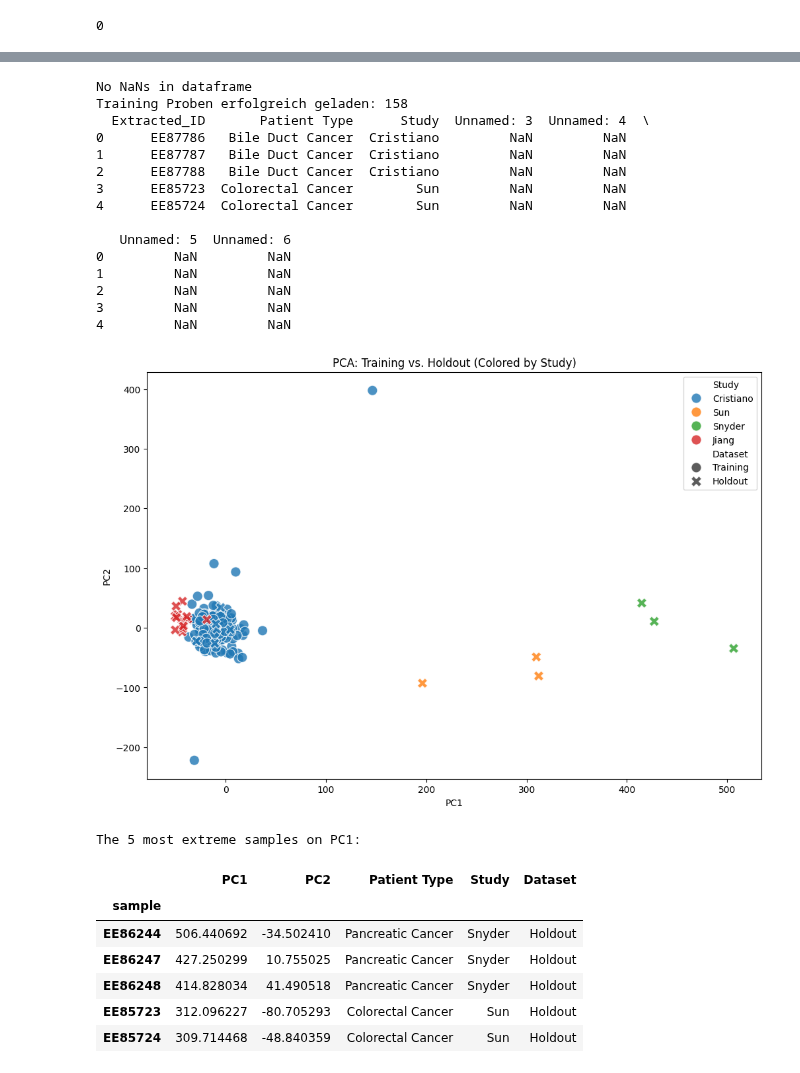
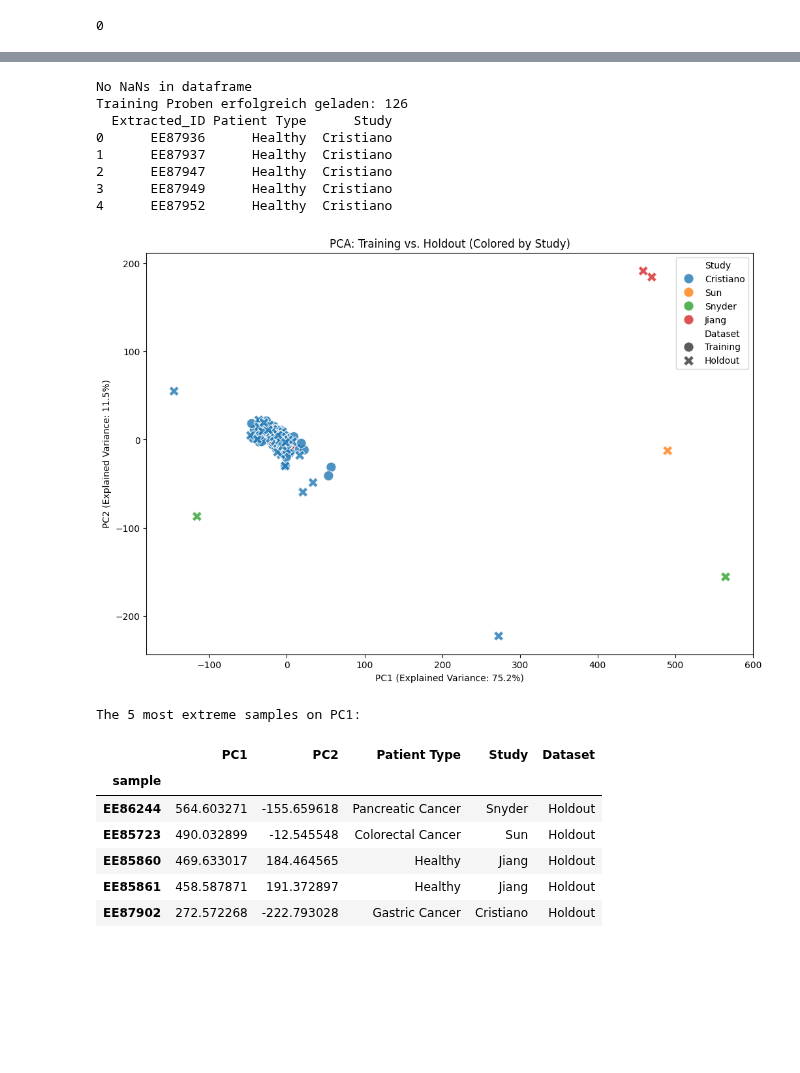
Before and after one commit to LabMedDHM/lotta_frag, a Jupyter notebook: 05_holdout_validation.ipynb, the cells around one changed output, grey strips where cells are left out. Saved outputs shown, nothing was run; the diff lists cells and outputs as text; code cells hidden in the pictures; blank space fills up the shorter version.

```diff
--- a/05_holdout_validation.ipynb
+++ b/05_holdout_validation.ipynb
@@ -16,9 +16,9 @@ importlib.reload(helper_functions)
 from helper_functions import get_stable_pipeline, preprocess_data
 # %%
 # Configuration
-MODEL_PATH = 'stable_lasso_model.joblib'
-FEATURES_PATH = 'stable_model_features.joblib'
-HOLDOUT_MATRIX_PATH = "/labmed/workspace/lotta/finaletoolkit/ba_analysis_scripts/holdout_preprocessing/dataframes_holdout/final_feature_matrix_gc_corrected_50000.tsv"
+MODEL_PATH = 'stratified_stable_lasso_model_stratified.joblib'
+FEATURES_PATH = 'stratified_stable_model_features_stratified.joblib'
+HOLDOUT_MATRIX_PATH = "/labmed/workspace/lotta/finaletoolkit/ba_analysis_scripts/holdout_preprocessing/dataframes_holdout/final_feature_matrix_gc_corrected_50000_stratified.tsv"
 BIN_SIZE = 50000
 
 print("--- Final Holdout Validation ---")
@@ -172,8 +155,8 @@ from sklearn.preprocessing import StandardScaler
 from sklearn.decomposition import PCA
 import seaborn as sns
 
-TRAIN_MATRIX_PATH = f"/labmed/workspace/lotta/finaletoolkit/dataframes_for_ba/final_feature_matrix_gc_corrected_{BIN_SIZE}.tsv"
-CLINICAL_PATH = "/labmed/workspace/lotta/finaletoolkit/dataframes_for_ba/filtered_clinical_characteristics.csv"
+TRAIN_MATRIX_PATH = f"/labmed/workspace/lotta/finaletoolkit/dataframes_for_ba/final_feature_matrix_gc_corrected_{BIN_SIZE}_stratified.tsv"
+CLINICAL_PATH = "/labmed/workspace/lotta/finaletoolkit/dataframes_for_ba/filtered_clinical_characteristics_stratified.csv"
 df_train_raw = pd.read_csv(TRAIN_MATRIX_PATH, sep="\t")
 clinical_df_raw = pd.read_csv(CLINICAL_PATH, sep=";")
 # 1. Metadaten vorbereiten (AgeGroup für Stratifizierung)
@@ -184,36 +167,29 @@ clinical_df_raw["AgeGroup"] = pd.cut(
     bins=[0, median_age-1, 120],
     labels=[f"<{median_age}", f"{median_age}+"]
 )
-# 2. Filtern & Balancing (exakt wie in Skript 04)
-# Wichtig: Falls du nach "Gender+Age" stratifizierst, müssen NaN-Werte raus
+
 if STRATIFY_BY == "Gender+Age":
     clinical_df_filtered = clinical_df_raw[clinical_df_raw["Age at Diagnosis"].notna() & clinical_df_raw["Gender"].notna()].copy()
 else:
     clinical_df_filtered = clinical_df_raw.copy()
 cancer_df = clinical_df_filtered[clinical_df_filtered["Patient Type"].str.lower() != "healthy"]
 healthy_df = clinical_df_filtered[clinical_df_filtered["Patient Type"].str.lower() == "healthy"]
-# Balancing
 healthy_balanced = healthy_df.sample(n=len(cancer_df), random_state=42)
 clinical_train_balanced = pd.concat([cancer_df, healthy_balanced])
-# --- WICHTIGER SCHRITT ZUM BEHEBEN DES KEYERRORS ---
-# Wir behalten in der Matrix nur die Proben, die auch im klinischen DF sind
+
 valid_ids = clinical_train_balanced["Extracted_ID"].unique()
 df_train_filtered = df_train_raw[df_train_raw["sample"].isin(valid_ids)].copy()
-# 3. Preprocessing aufrufen um X_train (80%) zu erhalten
 from helper_functions import preprocess_data
 X_train, _, y_train, _ = preprocess_data(df_train_filtered, clinical_train_balanced, STRATIFY_BY, needed_metrics)
 print(f"Training Proben erfolgreich geladen: {X_train.shape[0]}")
 
-# Markierung hinzufügen, was Training und was Holdout ist
 X_train['Dataset'] = 'Training'
 X_holdout['Dataset'] = 'Holdout'
 
-# Metadaten für Training holen (Study Info ist in clinical_df_raw)
 train_meta = clinical_df_raw.set_index('Extracted_ID').loc[X_train.index, ['Patient Type', 'Study']]
 train_meta['Dataset'] = 'Training'
 
-df_holdout_meta = pd.read_csv("/labmed/workspace/lotta/finaletoolkit/ba_analysis_scripts/holdout_preprocessing/dataframes_holdout/study_matrix_holdout.csv", sep=";")
-# Metadaten für Holdout (hast du schon aus study_matrix_holdout.csv)
+df_holdout_meta = pd.read_csv("/labmed/workspace/lotta/finaletoolkit/ba_analysis_scripts/holdout_preprocessing/dataframes_holdout/study_matrix_holdout_stratified.csv", sep=";")
 
 print(df_holdout_meta.head())
 df_holdout_meta = df_holdout_meta.set_index("Extracted_ID")
@@ -222,67 +198,58 @@ holdout_meta = df_holdout_meta.loc[X_holdout.index, ['Patient Type', 'Study']]
 holdout_meta['Dataset'] = 'Holdout'
 
 
-# Alles mergen
 X_combined = pd.concat([X_train.drop(columns='Dataset'), X_holdout.drop(columns='Dataset')])
 meta_combined = pd.concat([train_meta, holdout_meta])
 
-# PCA berechnen
 X_combined_scaled = StandardScaler().fit_transform(X_combined.fillna(0))
 pca = PCA(n_components=2)
 coords = pca.fit_transform(X_combined_scaled)
 
 df_pca = pd.DataFrame(coords, columns=['PC1', 'PC2'], index=X_combined.index)
 df_pca = pd.concat([df_pca, meta_combined], axis=1)
 study_colors = {
     "Cristiano": "#1f77b4",
     "Sun":       "#ff7f0e",
     "Snyder":    "#2ca02c",
     "Jiang":     "#d62728",
 }
-# Plot
 plt.figure(figsize=(12, 8))
 available_studies = [s for s in study_colors.keys() if s in df_pca['Study'].unique()]
 sns.scatterplot(
     data=df_pca,
     x='PC1',
     y='PC2',
     hue='Study',
-    style='Dataset',        # Training = Kreis, Holdout = (meist) Kreuz
-    palette=study_colors,   # Hier werden die festen Farben zugewiesen
+    style='Dataset',
+    palette=study_colors,
     hue_order=available_studies,
-    s=120,                  # Größe der Punkte
-    alpha=0.8,              # Leichte Transparenz für Überlappungen
-    edgecolor='w'           # Weißer Rand für bessere Sichtbarkeit
+    s=120,
+    alpha=0.8,
+    edgecolor='w'
 )
+plt.xlabel(f"PC1 (Explained Variance: {pca.explained_variance_ratio_[0]*100:.1f}%)")
+plt.ylabel(f"PC2 (Explained Variance: {pca.explained_variance_ratio_[1]*100:.1f}%)")
 plt.title("PCA: Training vs. Holdout (Colored by Study)")
-plt.savefig("/labmed/workspace/lotta/finaletoolkit/ba_analysis_scripts/holdout_preprocessing/plots/pca_studies_holdout.png")
+plt.savefig("/labmed/workspace/lotta/finaletoolkit/ba_analysis_scripts/holdout_preprocessing/plots/pca_studies_holdout_stratified.png")
 plt.show()
-# Zeige die 5 extremsten Proben auf PC1 an
 print("The 5 most extreme samples on PC1:")
 display(df_pca.sort_values(by='PC1', key=abs, ascending=False).head(5))
 # %% [output]
 No NaNs in dataframe
-Training Proben erfolgreich geladen: 158
-  Extracted_ID       Patient Type      Study  Unnamed: 3  Unnamed: 4  \
-0      EE87786   Bile Duct Cancer  Cristiano         NaN         NaN
-1      EE87787   Bile Duct Cancer  Cristiano         NaN         NaN
-2      EE87788   Bile Duct Cancer  Cristiano         NaN         NaN
-3      EE85723  Colorectal Cancer        Sun         NaN         NaN
-4      EE85724  Colorectal Cancer        Sun         NaN         NaN
-
-   Unnamed: 5  Unnamed: 6
-0         NaN         NaN
-1         NaN         NaN
-2         NaN         NaN
-3         NaN         NaN
-4         NaN         NaN
+Training Proben erfolgreich geladen: 126
+  Extracted_ID Patient Type      Study
+0      EE87936      Healthy  Cristiano
+1      EE87937      Healthy  Cristiano
+2      EE87947      Healthy  Cristiano
+3      EE87949      Healthy  Cristiano
+4      EE87952      Healthy  Cristiano
-[figure, old version]
+[figure, new version]
 The 5 most extreme samples on PC1:
 |  | PC1 | PC2 | Patient Type | Study | Dataset |
 | sample |  |  |  |  |  |
-| EE86244 | 506.440692 | -34.502410 | Pancreatic Cancer | Snyder | Holdout |
-| EE86247 | 427.250299 | 10.755025 | Pancreatic Cancer | Snyder | Holdout |
-| EE86248 | 414.828034 | 41.490518 | Pancreatic Cancer | Snyder | Holdout |
-| EE85723 | 312.096227 | -80.705293 | Colorectal Cancer | Sun | Holdout |
-| EE85724 | 309.714468 | -48.840359 | Colorectal Cancer | Sun | Holdout |
+| EE86244 | 564.603271 | -155.659618 | Pancreatic Cancer | Snyder | Holdout |
+| EE85723 | 490.032899 | -12.545548 | Colorectal Cancer | Sun | Holdout |
+| EE85860 | 469.633017 | 184.464565 | Healthy | Jiang | Holdout |
+| EE85861 | 458.587871 | 191.372897 | Healthy | Jiang | Holdout |
+| EE87902 | 272.572268 | -222.793028 | Gastric Cancer | Cristiano | Holdout |
 # %%
```
Also changed, not shown: parts of 12 cells of this notebook, 14 other files.
